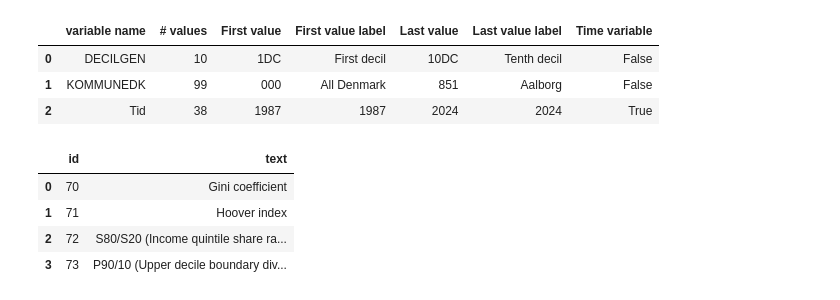
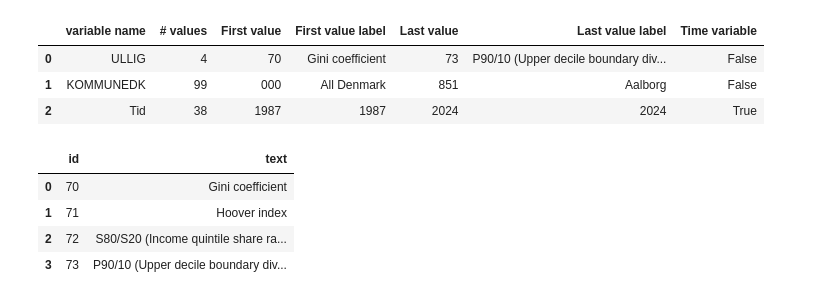
Before and after one commit to mnielsenkaplan-byte/ProgEcon4, a Jupyter notebook: Data Project.ipynb, the cells around one changed output. Saved outputs shown, nothing was run; the diff lists cells and outputs as text; code cells hidden in the pictures.

```diff
--- a/Data Project.ipynb
+++ b/Data Project.ipynb
@@ -35,8 +37,6 @@ plt.rcParams.update({'font.size': 14})
 # %%
 IFOR41 = DstApi('IFOR41')
 IFOR41.tablesummary(language='en')
-IFOR32 = DstApi('IFOR32')
-IFOR32.tablesummary(language='en')
 # %% [output]
 Table IFOR41: Income distribution on equivalised disposable income by indicator, municipality and time
 Last update: 2025-12-01T08:00:00
@@ -45,5 +43,5 @@ Last update: 2025-12-01T08:00:00
 |  | variable name | # values | First value | First value label | Last value | Last value label | Time variable |
-| 0 | DECILGEN | 10 | 1DC | First decil | 10DC | Tenth decil | False |
+| 0 | ULLIG | 4 | 70 | Gini coefficient | 73 | P90/10 (Upper decile boundary div... | False |
 | 1 | KOMMUNEDK | 99 | 000 | All Denmark | 851 | Aalborg | False |
 | 2 | Tid | 38 | 1987 | 1987 | 2024 | 2024 | True |
 # %%
```
Also changed, not shown: parts of 14 cells of this notebook.
